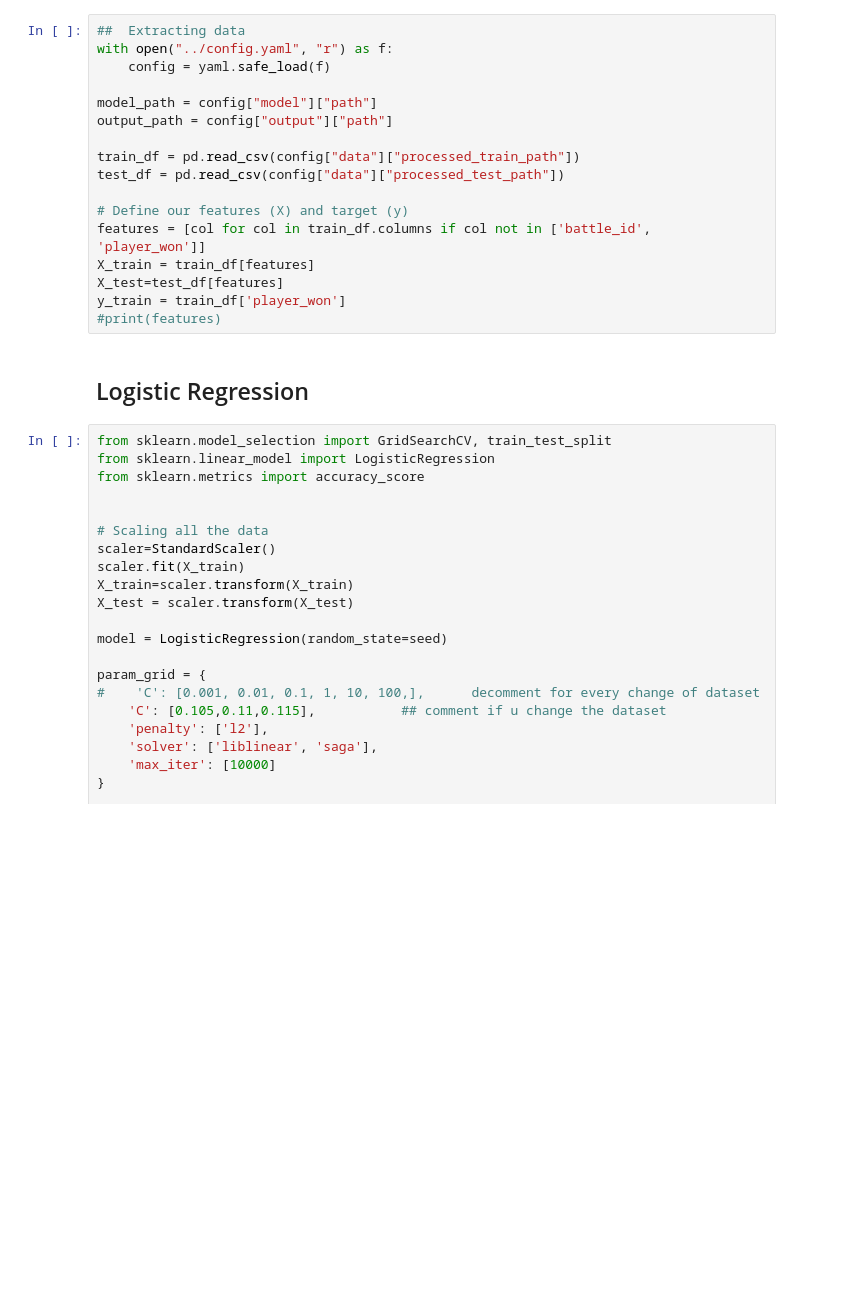
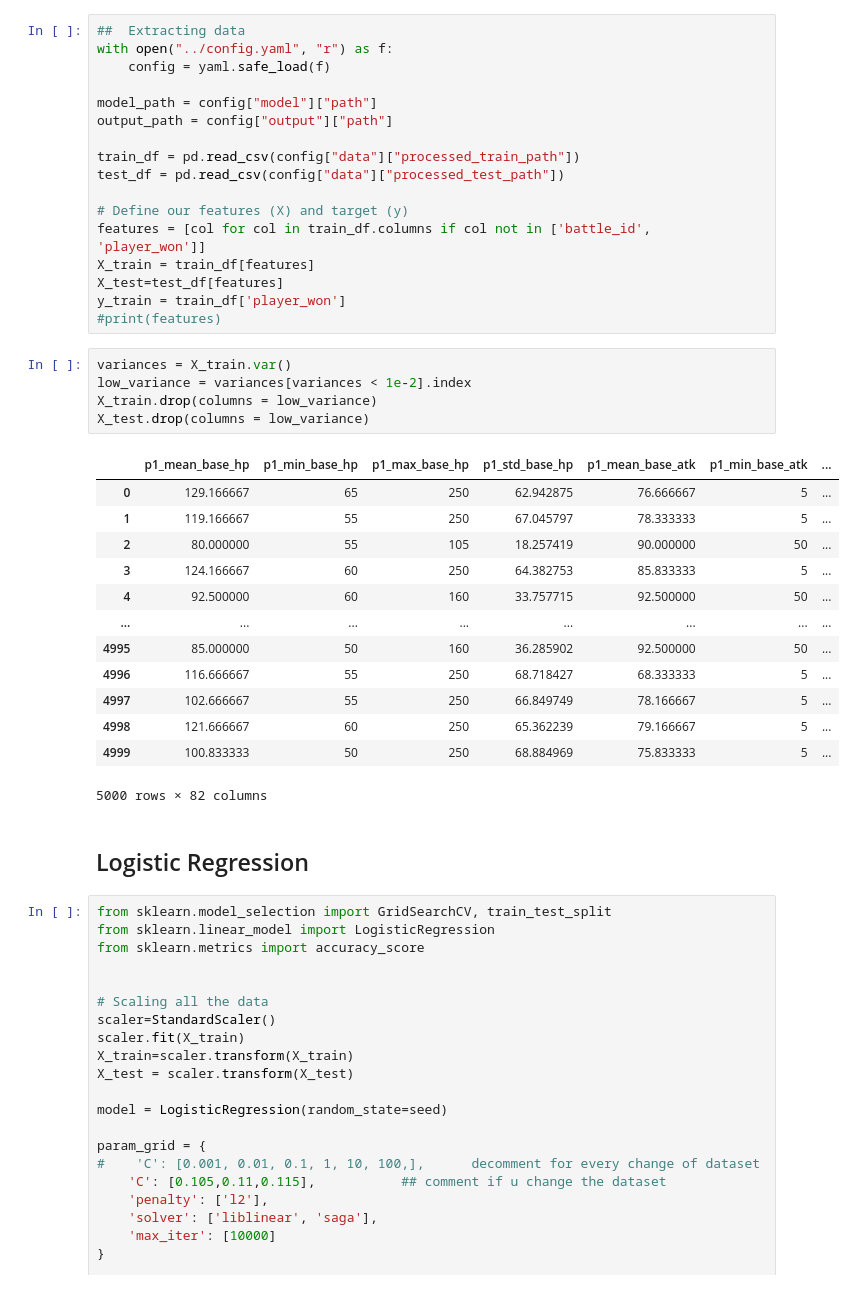
Before and after one commit to surianosapienza/fds-pokemon, a Jupyter notebook: notebooks/03_modeling.ipynb, the cells around one changed output. Saved outputs shown, nothing was run; the diff lists cells and outputs as text; blank space fills up the shorter version.

```diff
--- a/notebooks/03_modeling.ipynb
+++ b/notebooks/03_modeling.ipynb
@@ -29,6 +28,25 @@ X_train = train_df[features]
 X_test=test_df[features]
 y_train = train_df['player_won']
 #print(features)
+# %%
+variances = X_train.var()
+low_variance = variances[variances < 1e-2].index
+X_train.drop(columns = low_variance)
+X_test.drop(columns = low_variance)
+# %% [output]
+|  | p1_mean_base_hp | p1_min_base_hp | p1_max_base_hp | p1_std_base_hp | p1_mean_base_atk | p1_min_base_atk | ... |
+| 0 | 129.166667 | 65 | 250 | 62.942875 | 76.666667 | 5 | ... |
+| 1 | 119.166667 | 55 | 250 | 67.045797 | 78.333333 | 5 | ... |
+| 2 | 80.000000 | 55 | 105 | 18.257419 | 90.000000 | 50 | ... |
+| 3 | 124.166667 | 60 | 250 | 64.382753 | 85.833333 | 5 | ... |
+| 4 | 92.500000 | 60 | 160 | 33.757715 | 92.500000 | 50 | ... |
+| ... | ... | ... | ... | ... | ... | ... | ... |
+| 4995 | 85.000000 | 50 | 160 | 36.285902 | 92.500000 | 50 | ... |
+| 4996 | 116.666667 | 55 | 250 | 68.718427 | 68.333333 | 5 | ... |
+| 4997 | 102.666667 | 55 | 250 | 66.849749 | 78.166667 | 5 | ... |
+| 4998 | 121.666667 | 60 | 250 | 65.362239 | 79.166667 | 5 | ... |
+| 4999 | 100.833333 | 50 | 250 | 68.884969 | 75.833333 | 5 | ... |
+5000 rows × 82 columns
 # %% [markdown]
 ## Logistic Regression
 # %%
```
Also changed, not shown: parts of 8 cells of this notebook, 4 other files.
